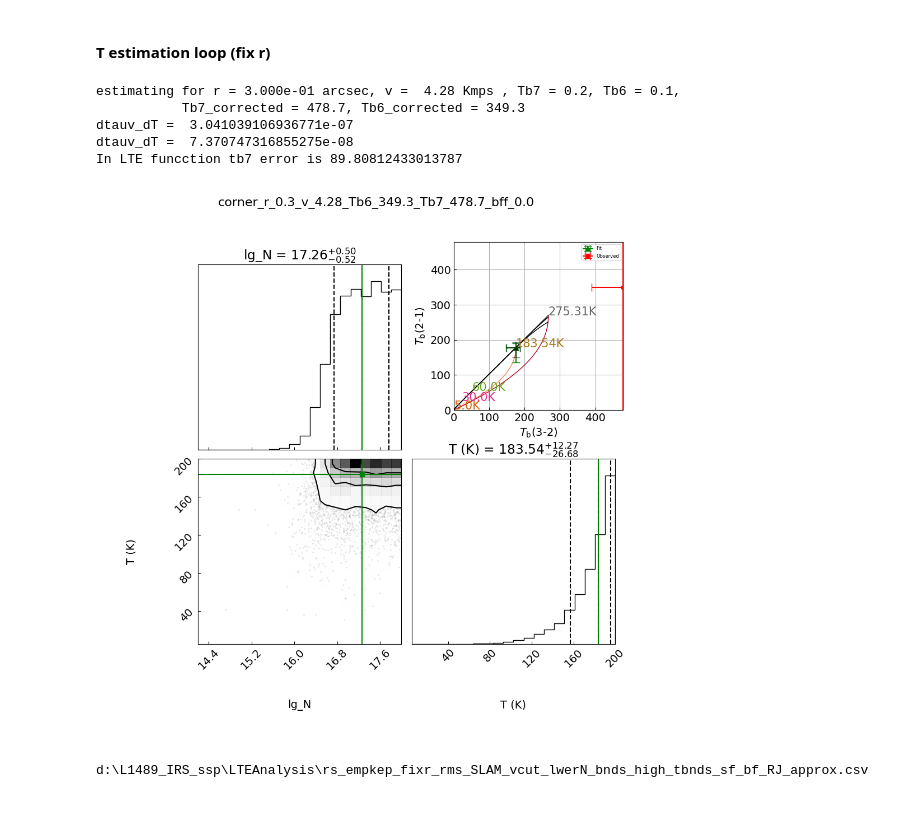
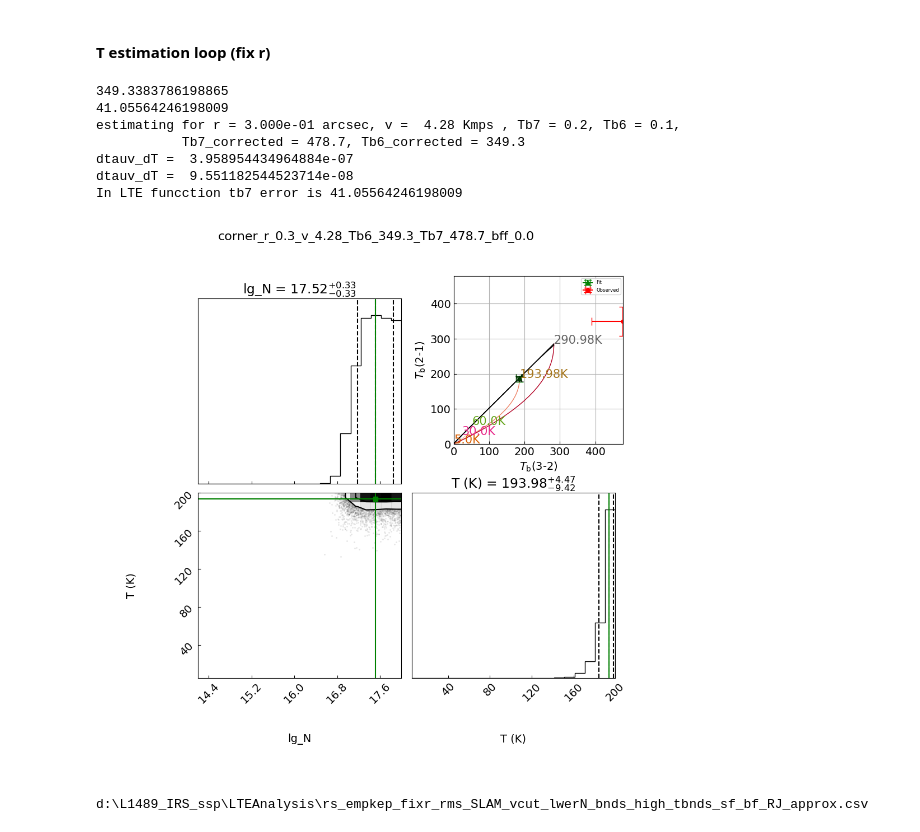
Before and after one commit to mihirtripathi97/LTEAnalysis, a Jupyter notebook: mcmc_estimator_empkep_rs_new_curv_lwbnds_high_tbnds_69.ipynb, the cells around one changed output. Drawn from its saved outputs; the diff is of its cells as text; code cells hidden in the pictures.

```diff
--- a/mcmc_estimator_empkep_rs_new_curv_lwbnds_high_tbnds_69.ipynb
+++ b/mcmc_estimator_empkep_rs_new_curv_lwbnds_high_tbnds_69.ipynb
@@ -561,7 +561,7 @@ for Tb7, Tb6, r, v in zip(Tb_df_b7["Tb_on_point_rs"][0:1],
 
          nu_6 = (1 - ((v+v_sys_avg)*1.e3/3e8))*219.5603541e9
          Tb6_corrected, Tb6_err = IvTOTex(Iv=Tb6_corrected, nu0 = nu_6 ,
-                                          bmaj=0.6/3600, bmin=0.6/3600, sigI=Tb7_err)
+                                          bmaj=0.6/3600, bmin=0.6/3600, sigI=Tb6_err)
 
 
      print(f"estimating for r = {r:.3e} arcsec, v = {v: .2f} Kmps , Tb7 = {Tb7:.1f}, Tb6 = {Tb6:.1f},\n \
@@ -620,37 +620,39 @@ for Tb7, Tb6, r, v in zip(Tb_df_b7["Tb_on_point_rs"][0:1],
                                 Texe= T_qtls, tb7=Tb7_corrected, tb6=Tb6_corrected,
                                 tb7_err=Tb7_err,
                                 tb6_err=Tb6_err,
                                 figure = fig1,
                                 axes = ax)
 
         Tb_6_predictions.append(Tb_6_prediction)
         Tb_7_predictions.append(Tb_7_prediction)
 
         fig1.suptitle('corner_r_'+str(round(r,2))+'_v_'+str(round(v,2)) + '_Tb6_'
                       + str(round(Tb6_corrected,1))+
                       '_Tb7_' + str(round(Tb7_corrected,1))+ '_bff_' +
                         str(round(Tb7/Tb7_corrected,3)), fontsize=16)
         fig1.subplots_adjust(top=0.86)
         figname = str(ctr) + '_corner_r_'+str(round(r,2))+'_v_'+str(round(v,2))+'.jpg'
         dir_path = os.path.join(os.path.abspath(os.getcwd()),"corner_plots",
                                 op_dir_label)
 
         if not os.path.isdir(dir_path):
             os.mkdir(dir_path)
         figpath = os.path.join(dir_path, figname)
 
         plt.show()
         fig1.savefig(fname = figpath, dpi=300, format='jpeg')
         #plt.close()
 
      ctr = ctr+1
 # %% [output]
+349.3383786198865
+41.05564246198009
 estimating for r = 3.000e-01 arcsec, v =  4.28 Kmps , Tb7 = 0.2, Tb6 = 0.1,
            Tb7_corrected = 478.7, Tb6_corrected = 349.3
-dtauv_dT =  3.041039106936771e-07
-dtauv_dT =  7.370747316855275e-08
-In LTE funcction tb7 error is 89.80812433013787
+dtauv_dT =  3.958954434964884e-07
+dtauv_dT =  9.551182544523714e-08
+In LTE funcction tb7 error is 41.05564246198009
-[figure, old version]
+[figure, new version]
 # %%
 # Calculate errorbars
 
```
Also changed, not shown: parts of 1 cell of this notebook, 27 other files.
